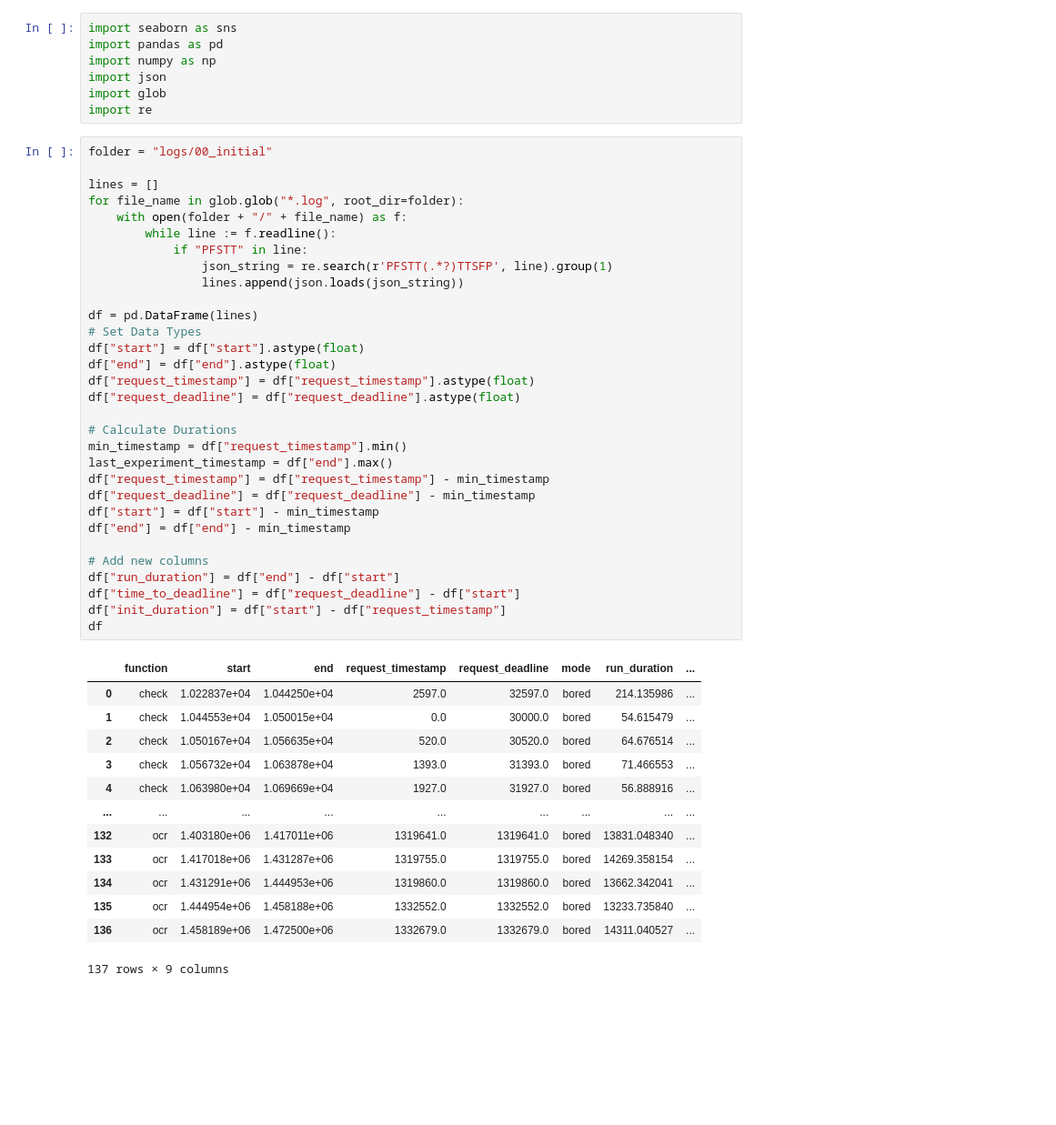
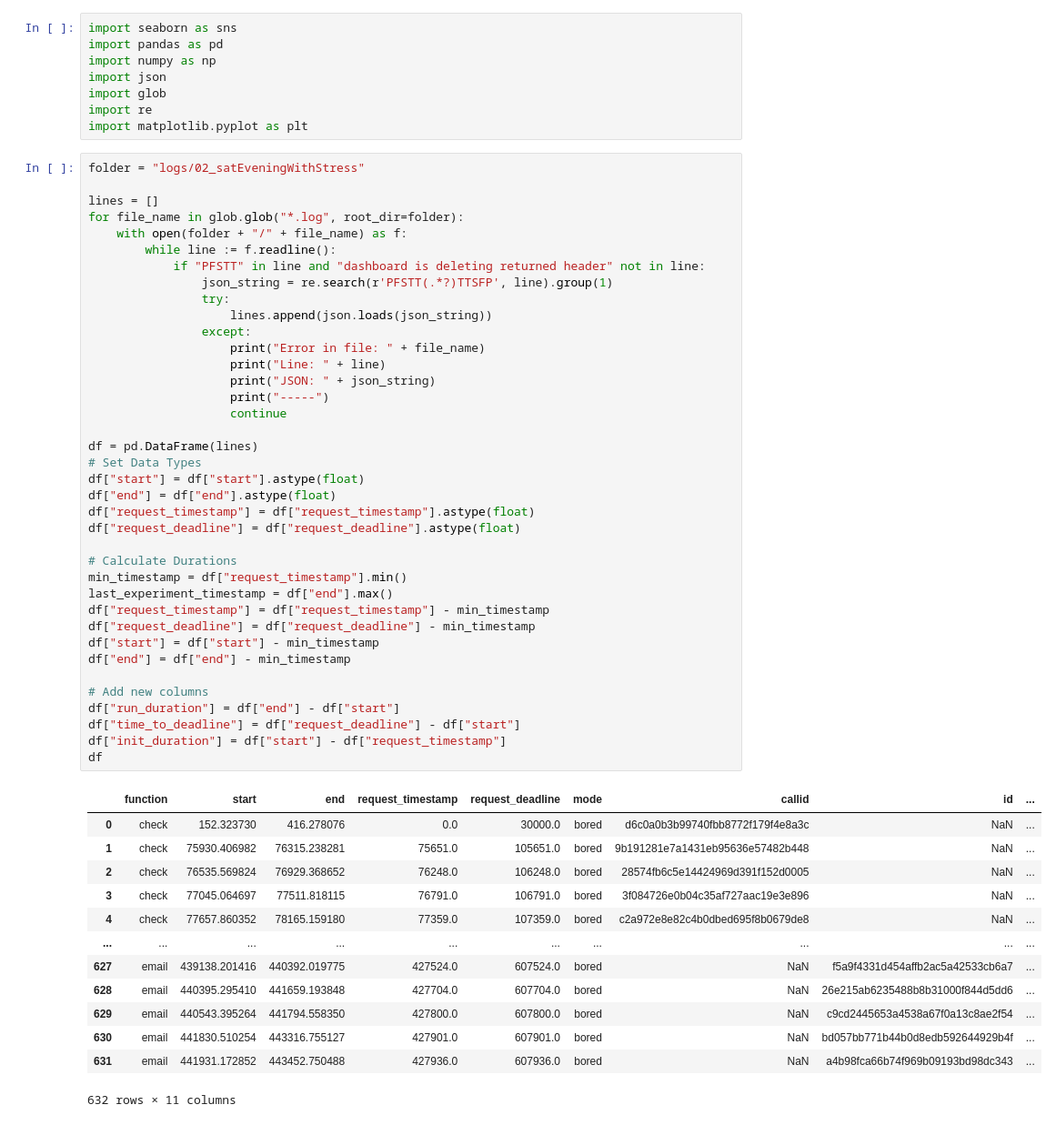
Before and after one commit to umbrellerde/nuclio, a Jupyter notebook: profaastinate/evaluation/stats/stats.ipynb, the cells around one changed output. Shown: that part at 91% size. Drawn from its saved outputs; the diff is of its cells as text; blank space fills up the shorter version.

```diff
--- a/profaastinate/evaluation/stats/stats.ipynb
+++ b/profaastinate/evaluation/stats/stats.ipynb
@@ -5,51 +5,59 @@ import numpy as np
 import json
 import glob
 import re
+import matplotlib.pyplot as plt
 # %%
-folder = "logs/00_initial"
+folder = "logs/02_satEveningWithStress"
 
 lines = []
 for file_name in glob.glob("*.log", root_dir=folder):
     with open(folder + "/" + file_name) as f:
         while line := f.readline():
-            if "PFSTT" in line:
+            if "PFSTT" in line and "dashboard is deleting returned header" not in line:
                 json_string = re.search(r'PFSTT(.*?)TTSFP', line).group(1)
-                lines.append(json.loads(json_string))
+                try:
+                    lines.append(json.loads(json_string))
+                except:
+                    print("Error in file: " + file_name)
+                    print("Line: " + line)
+                    print("JSON: " + json_string)
+                    print("-----")
+                    continue
 
 df = pd.DataFrame(lines)
 # Set Data Types
 df["start"] = df["start"].astype(float)
 df["end"] = df["end"].astype(float)
 df["request_timestamp"] = df["request_timestamp"].astype(float)
 df["request_deadline"] = df["request_deadline"].astype(float)
 
 # Calculate Durations
 min_timestamp = df["request_timestamp"].min()
 last_experiment_timestamp = df["end"].max()
 df["request_timestamp"] = df["request_timestamp"] - min_timestamp
 df["request_deadline"] = df["request_deadline"] - min_timestamp
 df["start"] = df["start"] - min_timestamp
 df["end"] = df["end"] - min_timestamp
 
 # Add new columns
 df["run_duration"] = df["end"] - df["start"]
 df["time_to_deadline"] = df["request_deadline"] - df["start"]
 df["init_duration"] = df["start"] - df["request_timestamp"]
 df
 # %% [output]
-|  | function | start | end | request_timestamp | request_deadline | mode | run_duration | ... |
-| 0 | check | 1.022837e+04 | 1.044250e+04 | 2597.0 | 32597.0 | bored | 214.135986 | ... |
-| 1 | check | 1.044553e+04 | 1.050015e+04 | 0.0 | 30000.0 | bored | 54.615479 | ... |
-| 2 | check | 1.050167e+04 | 1.056635e+04 | 520.0 | 30520.0 | bored | 64.676514 | ... |
-| 3 | check | 1.056732e+04 | 1.063878e+04 | 1393.0 | 31393.0 | bored | 71.466553 | ... |
-| 4 | check | 1.063980e+04 | 1.069669e+04 | 1927.0 | 31927.0 | bored | 56.888916 | ... |
-| ... | ... | ... | ... | ... | ... | ... | ... | ... |
-| 132 | ocr | 1.403180e+06 | 1.417011e+06 | 1319641.0 | 1319641.0 | bored | 13831.048340 | ... |
-| 133 | ocr | 1.417018e+06 | 1.431287e+06 | 1319755.0 | 1319755.0 | bored | 14269.358154 | ... |
-| 134 | ocr | 1.431291e+06 | 1.444953e+06 | 1319860.0 | 1319860.0 | bored | 13662.342041 | ... |
-| 135 | ocr | 1.444954e+06 | 1.458188e+06 | 1332552.0 | 1332552.0 | bored | 13233.735840 | ... |
-| 136 | ocr | 1.458189e+06 | 1.472500e+06 | 1332679.0 | 1332679.0 | bored | 14311.040527 | ... |
+|  | function | start | end | request_timestamp | request_deadline | mode | callid | id | ... |
+| 0 | check | 152.323730 | 416.278076 | 0.0 | 30000.0 | bored | d6c0a0b3b99740fbb8772f179f4e8a3c | NaN | ... |
+| 1 | check | 75930.406982 | 76315.238281 | 75651.0 | 105651.0 | bored | 9b191281e7a1431eb95636e57482b448 | NaN | ... |
+| 2 | check | 76535.569824 | 76929.368652 | 76248.0 | 106248.0 | bored | 28574fb6c5e14424969d391f152d0005 | NaN | ... |
+| 3 | check | 77045.064697 | 77511.818115 | 76791.0 | 106791.0 | bored | 3f084726e0b04c35af727aac19e3e896 | NaN | ... |
+| 4 | check | 77657.860352 | 78165.159180 | 77359.0 | 107359.0 | bored | c2a972e8e82c4b0dbed695f8b0679de8 | NaN | ... |
+| ... | ... | ... | ... | ... | ... | ... | ... | ... | ... |
+| 627 | email | 439138.201416 | 440392.019775 | 427524.0 | 607524.0 | bored | NaN | f5a9f4331d454affb2ac5a42533cb6a7 | ... |
+| 628 | email | 440395.295410 | 441659.193848 | 427704.0 | 607704.0 | bored | NaN | 26e215ab6235488b8b31000f844d5dd6 | ... |
+| 629 | email | 440543.395264 | 441794.558350 | 427800.0 | 607800.0 | bored | NaN | c9cd2445653a4538a67f0a13c8ae2f54 | ... |
+| 630 | email | 441830.510254 | 443316.755127 | 427901.0 | 607901.0 | bored | NaN | bd057bb771b44b0d8edb592644929b4f | ... |
+| 631 | email | 441931.172852 | 443452.750488 | 427936.0 | 607936.0 | bored | NaN | a4b98fca66b74f969b09193bd98dc343 | ... |
-137 rows × 9 columns
+632 rows × 11 columns
 # %%
 # If you want all CPU usage values in the df set this to False
 ONLY_RELEVANT_CPU = True
```
Also changed, not shown: parts of 5 cells of this notebook, 15 other files.
